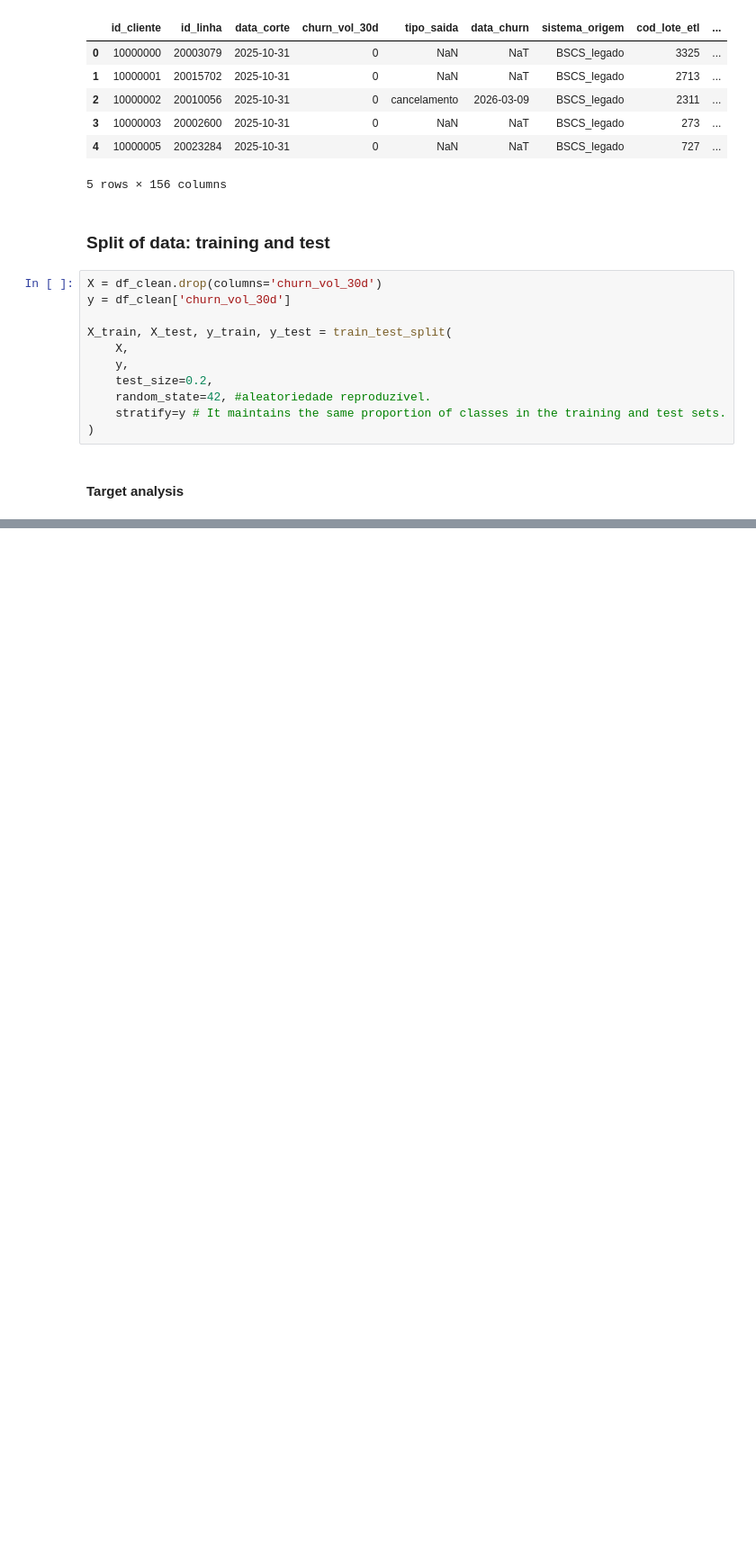
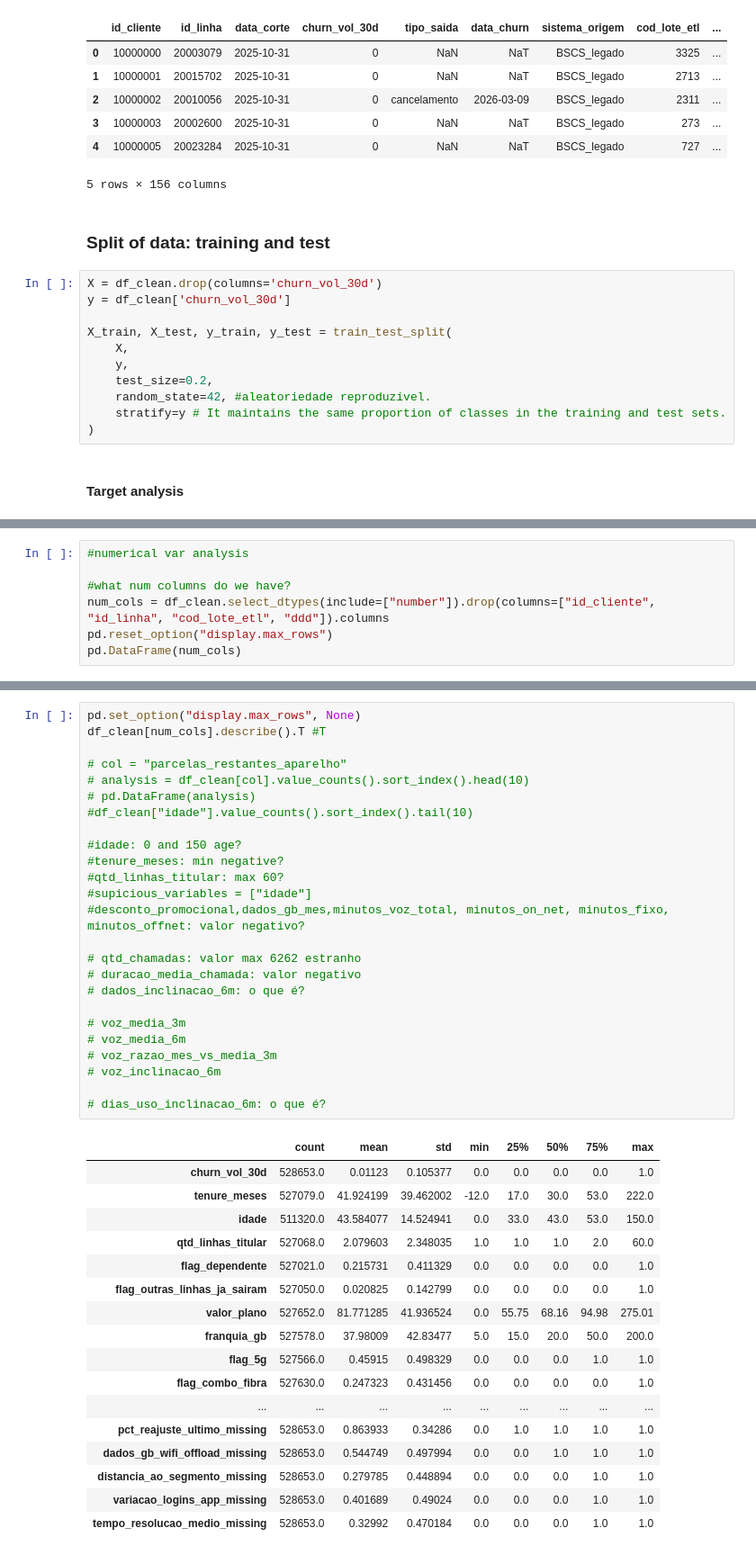
Before and after one commit to marciodosanjos/classification-churn, a Jupyter notebook: notebooks/01_exploracao.ipynb, the cells around one changed output, grey strips where cells are left out. Shown at 90% size. Saved outputs shown, nothing was run; the diff lists cells and outputs as text; blank space fills up the shorter version.

Commit message:
num var describe and analysis

```diff
--- a/notebooks/01_exploracao.ipynb
+++ b/notebooks/01_exploracao.ipynb
@@ -479,0 +482,7 @@ plt.show()
+# %%
+#numerical var analysis
+
+#what num columns do we have?
+num_cols = df_clean.select_dtypes(include=["number"]).drop(columns=["id_cliente", "id_linha", "cod_lote_etl", "ddd"]).columns
+pd.reset_option("display.max_rows")
+pd.DataFrame(num_cols)
@@ -479,0 +503,43 @@ plt.show()
+# %%
+pd.set_option("display.max_rows", None)
+df_clean[num_cols].describe().T #T
+
+# col = "parcelas_restantes_aparelho"
+# analysis = df_clean[col].value_counts().sort_index().head(10)
+# pd.DataFrame(analysis)
+#df_clean["idade"].value_counts().sort_index().tail(10)
+
+#idade: 0 and 150 age?
+#tenure_meses: min negative?
+#qtd_linhas_titular: max 60?
+#supicious_variables = ["idade"]
+#desconto_promocional,dados_gb_mes,minutos_voz_total, minutos_on_net, minutos_fixo, minutos_offnet: valor negativo?
+
+# qtd_chamadas: valor max 6262 estranho
+# duracao_media_chamada: valor negativo
+# dados_inclinacao_6m: o que é?
+
+# voz_media_3m
+# voz_media_6m
+# voz_razao_mes_vs_media_3m
+# voz_inclinacao_6m
+
+# dias_uso_inclinacao_6m: o que é?
+# %% [output]
+|  | count | mean | std | min | 25% | 50% | 75% | max |
+| churn_vol_30d | 528653.0 | 0.01123 | 0.105377 | 0.0 | 0.0 | 0.0 | 0.0 | 1.0 |
+| tenure_meses | 527079.0 | 41.924199 | 39.462002 | -12.0 | 17.0 | 30.0 | 53.0 | 222.0 |
+| idade | 511320.0 | 43.584077 | 14.524941 | 0.0 | 33.0 | 43.0 | 53.0 | 150.0 |
+| qtd_linhas_titular | 527068.0 | 2.079603 | 2.348035 | 1.0 | 1.0 | 1.0 | 2.0 | 60.0 |
+| flag_dependente | 527021.0 | 0.215731 | 0.411329 | 0.0 | 0.0 | 0.0 | 0.0 | 1.0 |
+| flag_outras_linhas_ja_sairam | 527050.0 | 0.020825 | 0.142799 | 0.0 | 0.0 | 0.0 | 0.0 | 1.0 |
+| valor_plano | 527652.0 | 81.771285 | 41.936524 | 0.0 | 55.75 | 68.16 | 94.98 | 275.01 |
+| franquia_gb | 527578.0 | 37.98009 | 42.83477 | 5.0 | 15.0 | 20.0 | 50.0 | 200.0 |
+| flag_5g | 527566.0 | 0.45915 | 0.498329 | 0.0 | 0.0 | 0.0 | 1.0 | 1.0 |
+| flag_combo_fibra | 527630.0 | 0.247323 | 0.431456 | 0.0 | 0.0 | 0.0 | 0.0 | 1.0 |
+| ... | ... | ... | ... | ... | ... | ... | ... | ... |
+| pct_reajuste_ultimo_missing | 528653.0 | 0.863933 | 0.34286 | 0.0 | 1.0 | 1.0 | 1.0 | 1.0 |
+| dados_gb_wifi_offload_missing | 528653.0 | 0.544749 | 0.497994 | 0.0 | 0.0 | 1.0 | 1.0 | 1.0 |
+| distancia_ao_segmento_missing | 528653.0 | 0.279785 | 0.448894 | 0.0 | 0.0 | 0.0 | 1.0 | 1.0 |
+| variacao_logins_app_missing | 528653.0 | 0.401689 | 0.49024 | 0.0 | 0.0 | 0.0 | 1.0 | 1.0 |
+| tempo_resolucao_medio_missing | 528653.0 | 0.32992 | 0.470184 | 0.0 | 0.0 | 0.0 | 1.0 | 1.0 |
```
Also changed, not shown: parts of 5 cells of this notebook.
